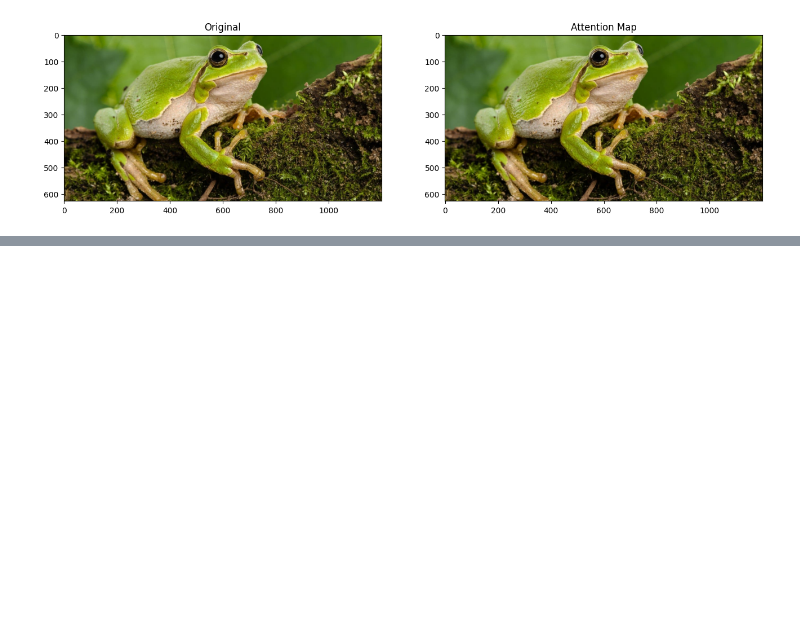
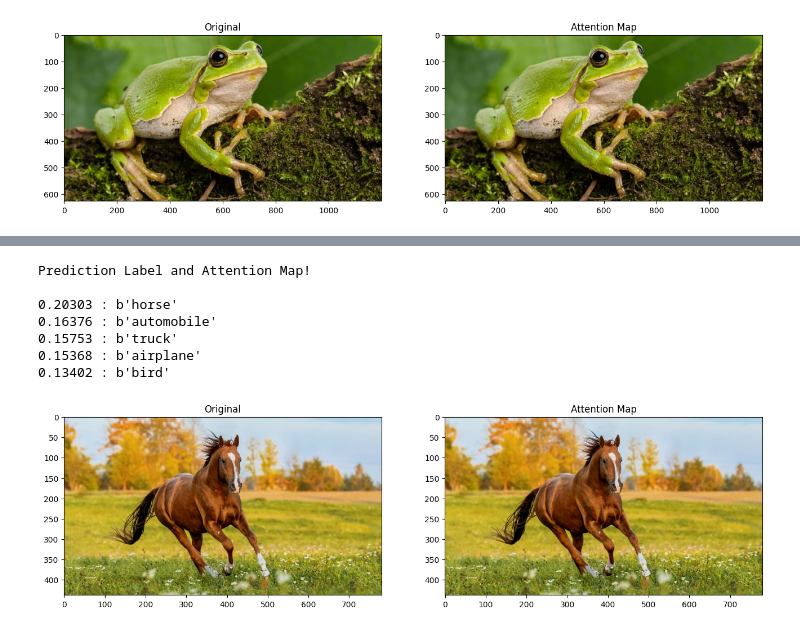
Before and after one commit to Vincent-La/ViT-CMSC472, a Jupyter notebook: evaluation.ipynb, the cells around one changed output, grey strips where cells are left out. Drawn from its saved outputs; the diff is of its cells as text; code cells hidden in the pictures; blank space fills up the shorter version.

```diff
--- a/evaluation.ipynb
+++ b/evaluation.ipynb
@@ -267,0 +272,11 @@ Prediction Label and Attention Map!
+# %%
+show_attention_map(bit_model2, img)
+# %% [output]
+Prediction Label and Attention Map!
+
+0.20303 : b'horse'
+0.16376 : b'automobile'
+0.15753 : b'truck'
+0.15368 : b'airplane'
+0.13402 : b'bird'
+[figure, added]
```
Also changed, not shown: parts of 9 cells of this notebook, 2 other files.
